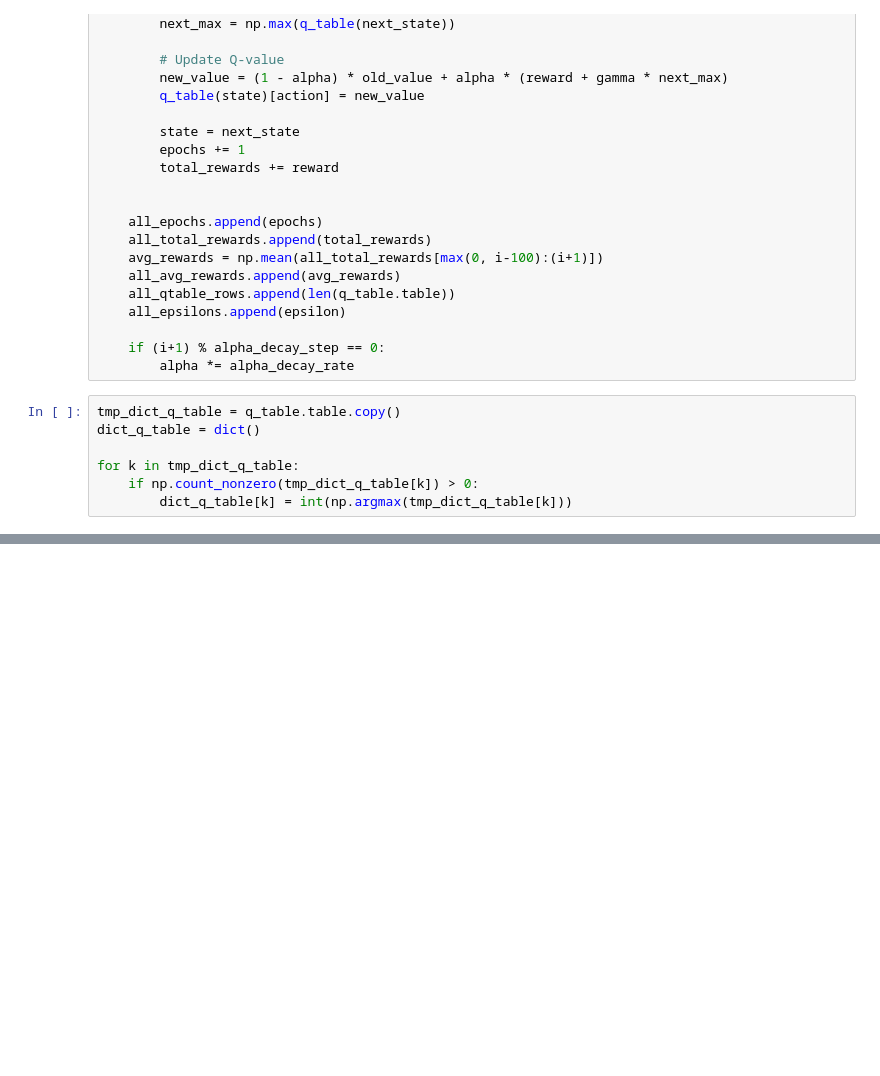
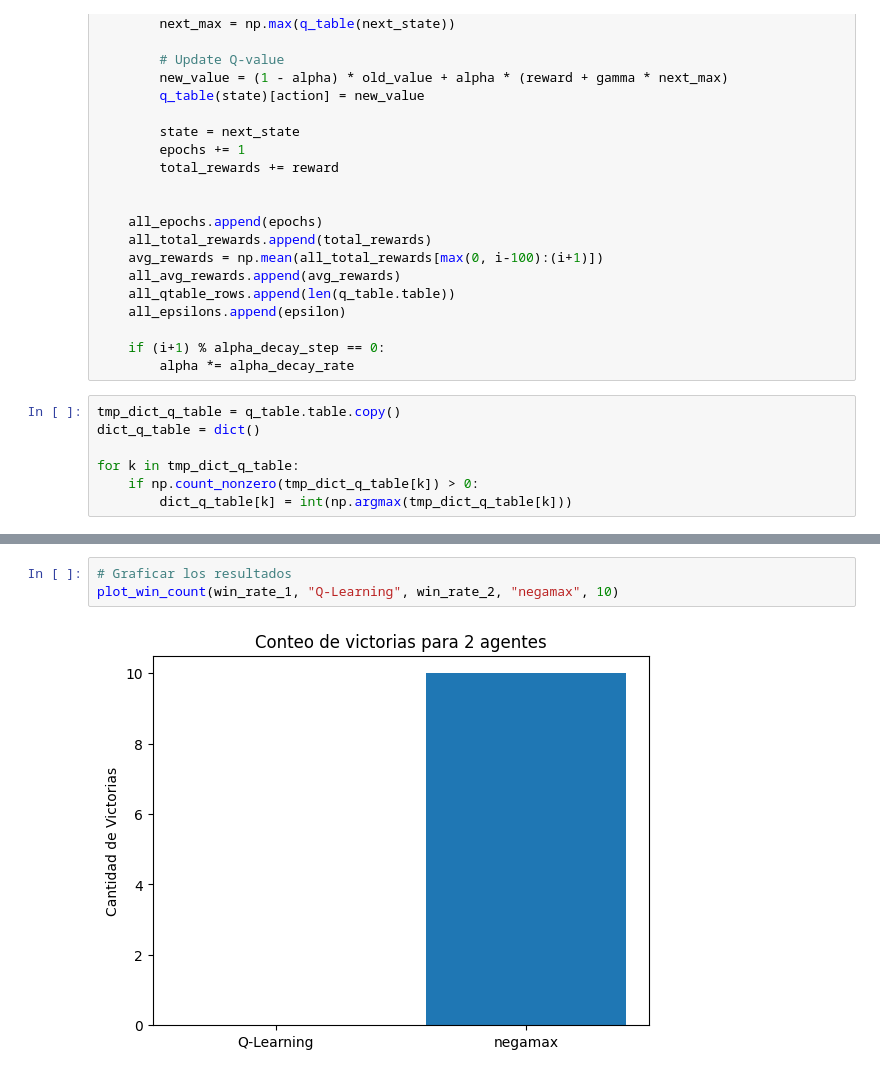
Before and after one commit to LeivaDiego/Laboratorio7_IA, a Jupyter notebook: src/connect4_TDlearning.ipynb, the cells around one changed output, grey strips where cells are left out. Saved outputs shown, nothing was run; the diff lists cells and outputs as text; blank space fills up the shorter version.

```diff
--- a/src/connect4_TDlearning.ipynb
+++ b/src/connect4_TDlearning.ipynb
@@ -804,0 +825,5 @@ print("My Agent vs Negamax Agent:", win_rate(evaluate("connectx", [my_agent, "ne
+# %%
+# Graficar los resultados
+plot_win_count(win_rate_1, "Q-Learning", win_rate_2, "negamax", 10)
+# %% [output]
+[figure, added]
```
Also changed, not shown: parts of 14 cells of this notebook.
